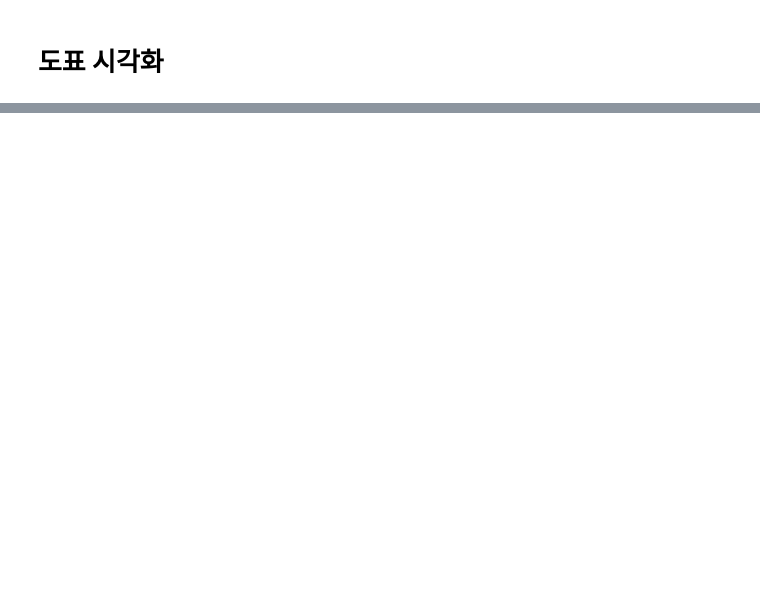
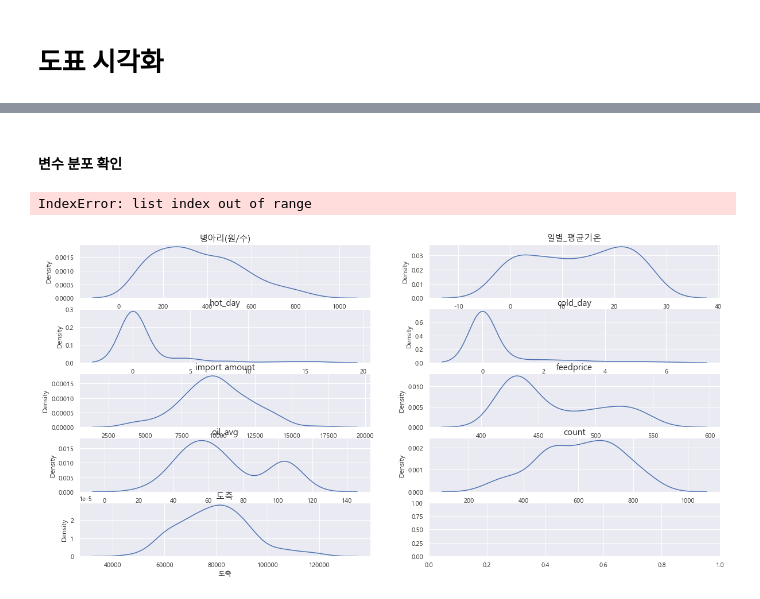
Before and after one commit to fin-special/chicken_price_prediction, a Jupyter notebook: 데이터시각화/hyebin.ipynb, the cells around one changed output, grey strips where cells are left out. Saved outputs shown, nothing was run; the diff lists cells and outputs as text; code cells hidden in the pictures; blank space fills up the shorter version.

```diff
--- a/데이터시각화/hyebin.ipynb
+++ b/데이터시각화/hyebin.ipynb
@@ -25,0 +96,17 @@ df
+# %% [markdown]
+#### 변수 분포 확인
+# %%
+# 월별 원본 데이터로 분포 확인
+
+fig, ax = plt.subplots(5, 2, figsize=(20,10))
+count = 0
+columns = ['병아리(원/수)','일별_평균기온','hot_day','cold_day','import amount','feedprice','oil_avg','count','도축']
+
+for row in range(5):
+    for col in range(2):
+        sns.kdeplot(df[columns[count]], ax=ax[row][col])
+        ax[row][col].set_title(columns[count], fontsize=15)
+        count+=1
+# %% [output]
+IndexError: list index out of range
+[figure, added]
```
Also changed, not shown: parts of 82 cells of this notebook, 2 other files.
